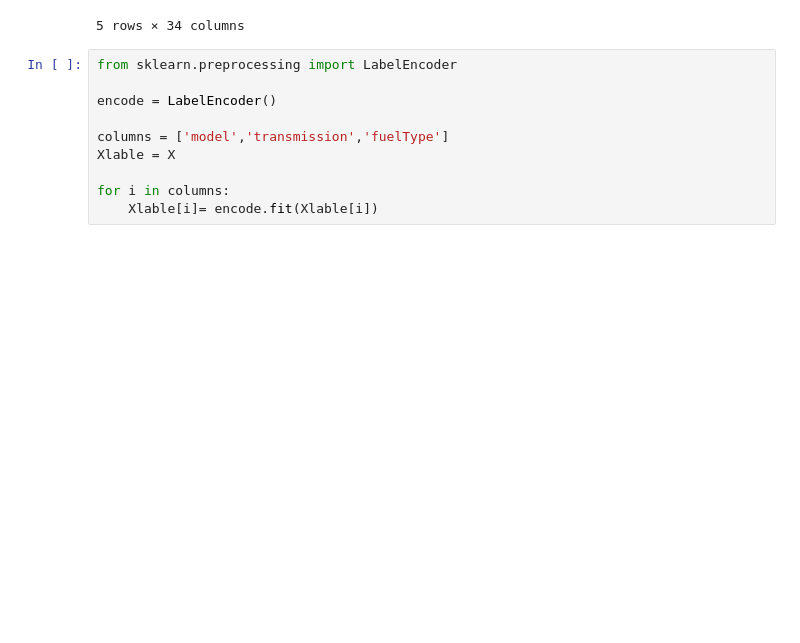
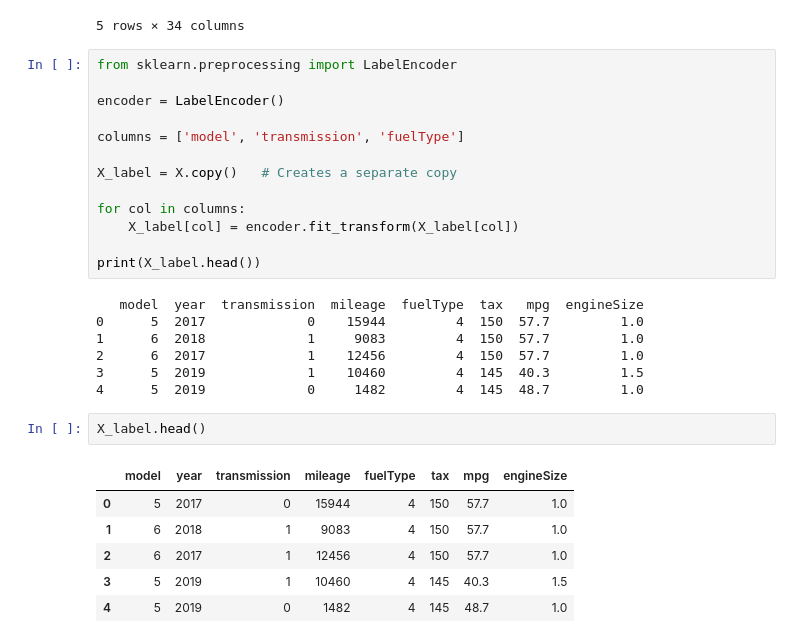
Before and after one commit to gyr0byte/ML-Foundations, a Jupyter notebook: Foundation For ML/3_FORD_car_price_prediction.ipynb, the cells around one changed output. Saved outputs shown, nothing was run; the diff lists cells and outputs as text; blank space fills up the shorter version.

Commit message:
did label encoding in a new jupyter notebook cell

```diff
--- a/Foundation For ML/3_FORD_car_price_prediction.ipynb
+++ b/Foundation For ML/3_FORD_car_price_prediction.ipynb
@@ -151,10 +151,29 @@ X_one_encoded.head()
 # %%
 from sklearn.preprocessing import LabelEncoder
 
-encode = LabelEncoder()
+encoder = LabelEncoder()
 
-columns = ['model','transmission','fuelType']
-Xlable = X
+columns = ['model', 'transmission', 'fuelType']
 
-for i in columns:
-    Xlable[i]= encode.fit(Xlable[i])
+X_label = X.copy()   # Creates a separate copy
+
+for col in columns:
+    X_label[col] = encoder.fit_transform(X_label[col])
+
+print(X_label.head())
+# %% [output]
+   model  year  transmission  mileage  fuelType  tax   mpg  engineSize
+0      5  2017             0    15944         4  150  57.7         1.0
+1      6  2018             1     9083         4  150  57.7         1.0
+2      6  2017             1    12456         4  150  57.7         1.0
+3      5  2019             1    10460         4  145  40.3         1.5
+4      5  2019             0     1482         4  145  48.7         1.0
+# %%
+X_label.head()
+# %% [output]
+|  | model | year | transmission | mileage | fuelType | tax | mpg | engineSize |
+| 0 | 5 | 2017 | 0 | 15944 | 4 | 150 | 57.7 | 1.0 |
+| 1 | 6 | 2018 | 1 | 9083 | 4 | 150 | 57.7 | 1.0 |
+| 2 | 6 | 2017 | 1 | 12456 | 4 | 150 | 57.7 | 1.0 |
+| 3 | 5 | 2019 | 1 | 10460 | 4 | 145 | 40.3 | 1.5 |
+| 4 | 5 | 2019 | 0 | 1482 | 4 | 145 | 48.7 | 1.0 |
```
